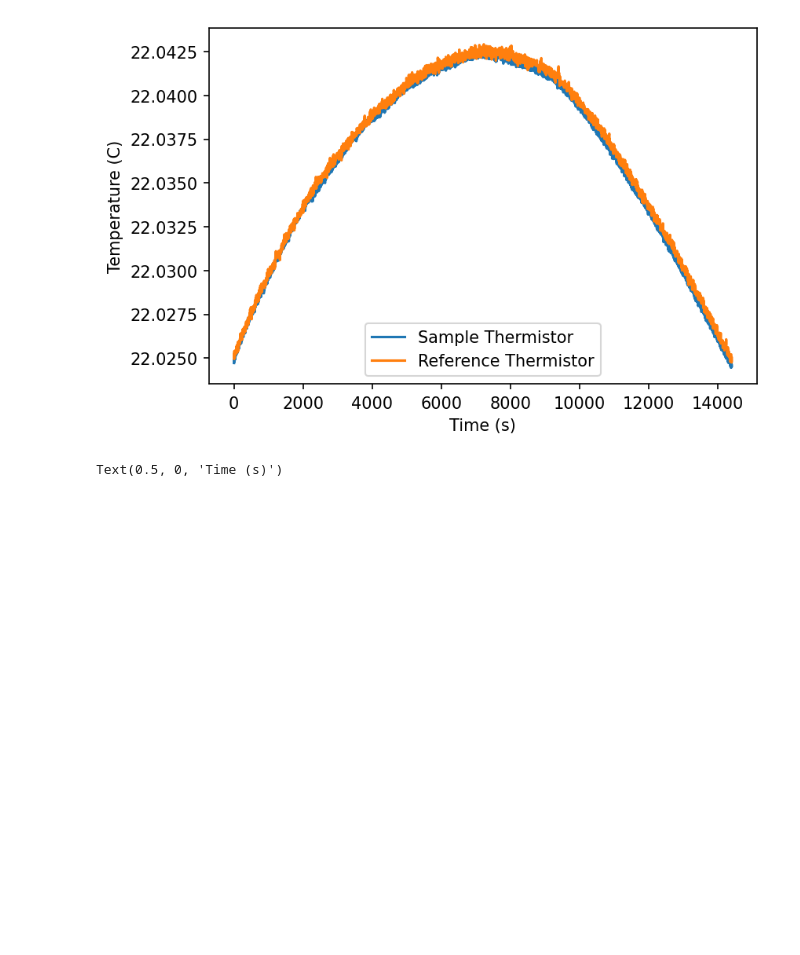
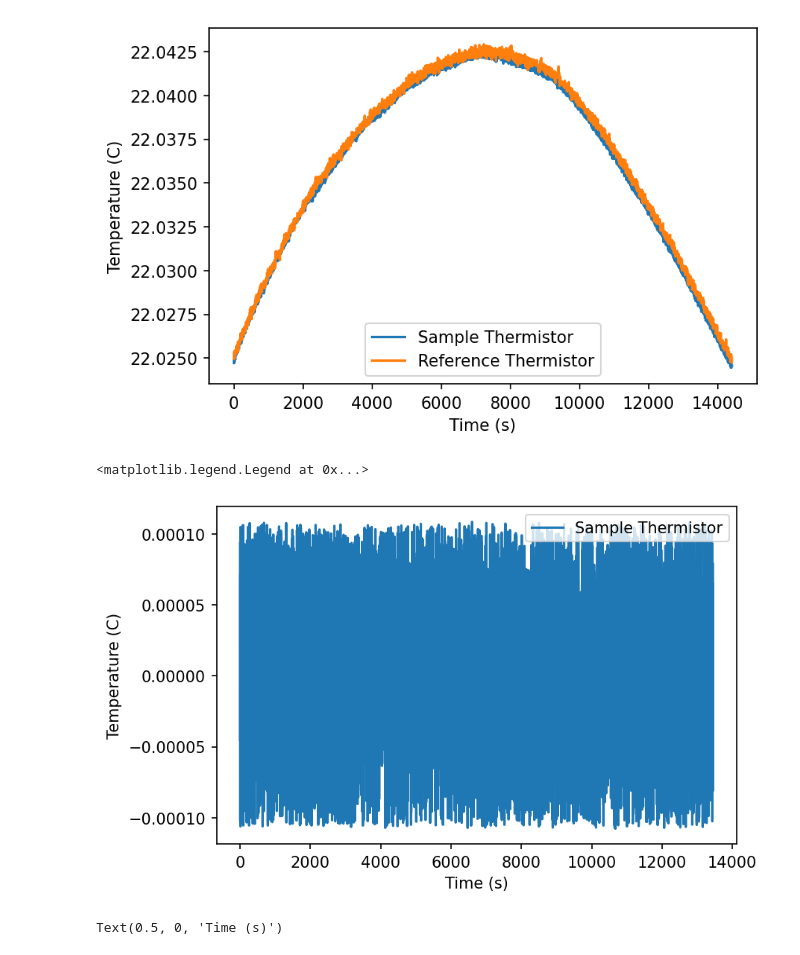
Before and after one commit to amontene823/temperature_stability, a Jupyter notebook: data_workup2.ipynb, the cells around one changed output. Drawn from its saved outputs; the diff is of its cells as text; code cells hidden in the pictures; blank space fills up the shorter version.

```diff
--- a/data_workup2.ipynb
+++ b/data_workup2.ipynb
@@ -81,11 +81,14 @@ ax.legend()
 [figure]
 # %%
 fig, ax = plt.subplots(dpi = 150)
-ax.plot(x1, y1, label = 'Sample Thermistor')
-ax.plot(x2, y2, label = 'Reference Thermistor')
+ax.plot(dy1.loc[filt1], label = 'Sample Thermistor')
+# ax.plot(x2, y2, label = 'Reference Thermistor')
 ax.set_ylabel('Temperature (C)')
 ax.set_xlabel('Time (s)')
 ax.legend()
+# %% [output]
+<matplotlib.legend.Legend at 0x...>
+[figure, added]
 # %%
 differential_threshold = 0.001
 filt = ((df['temp2_(C)'] - df['temp1_(C)']).abs() <= differential_threshold)
```
Also changed, not shown: 1 other file.
